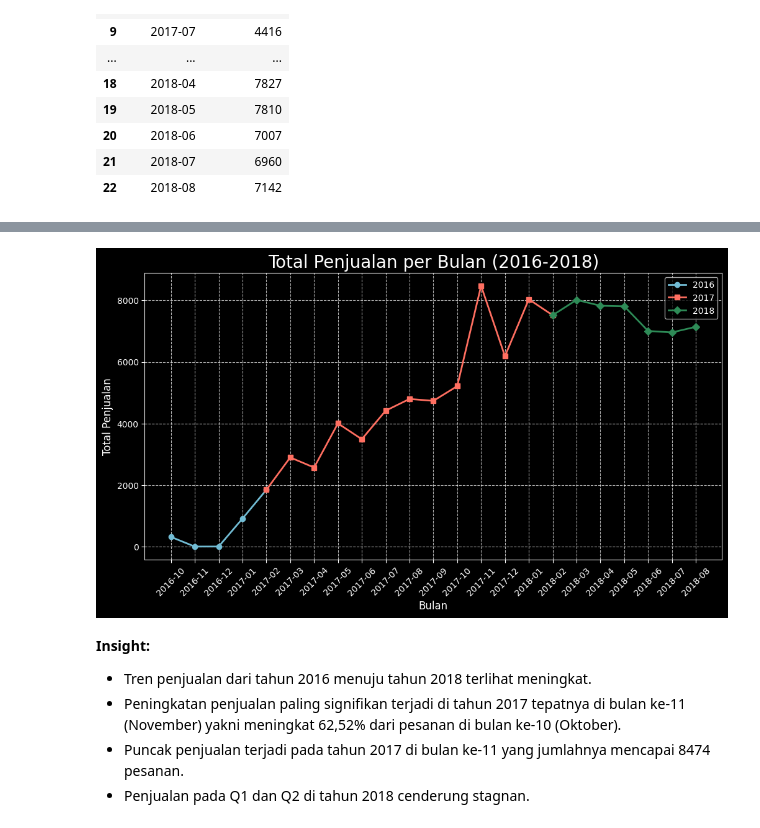
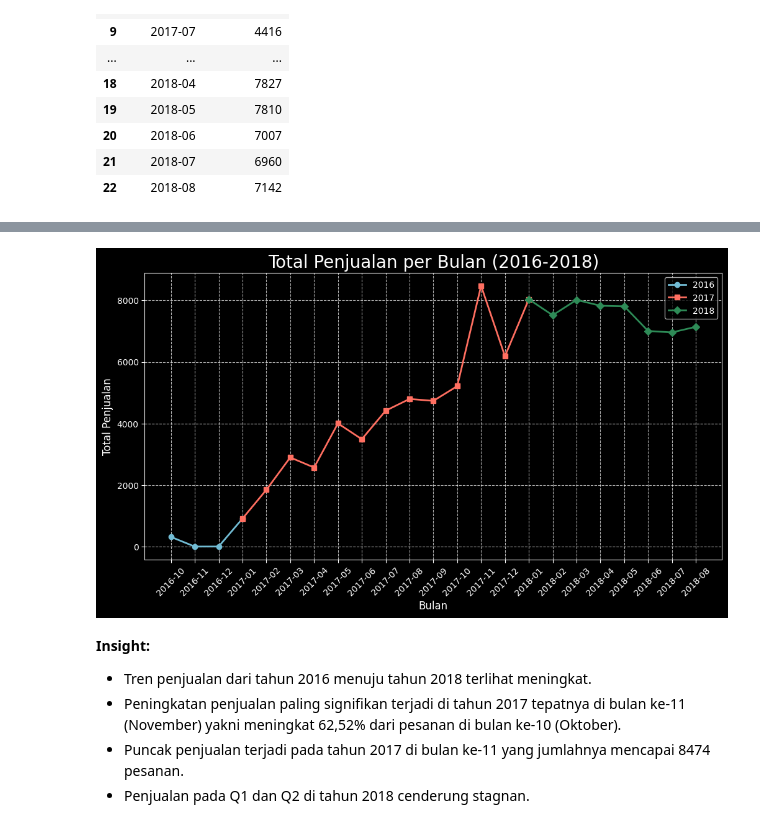
Before and after one commit to f2rra/dicoding, a Jupyter notebook: belajar-analisis-data-dengan-python/Proyek_Analisis_Data.ipynb, the cells around one changed output, grey strips where cells are left out. Drawn from its saved outputs; the diff is of its cells as text; code cells hidden in the pictures.

```diff
--- a/belajar-analisis-data-dengan-python/Proyek_Analisis_Data.ipynb
+++ b/belajar-analisis-data-dengan-python/Proyek_Analisis_Data.ipynb
@@ -1669,44 +1649,44 @@ plt.figure(figsize=(12, 6))
 
 # Plot data untuk 2016
 plt.plot(
-    monthly_orders_df["order_date"][:5],
-    monthly_orders_df["order_count"][:5],
+    monthly_orders_df["order_date"][:4],
+    monthly_orders_df["order_count"][:4],
     marker='o', linewidth=2, color="#72BCD4", label="2016"
 )
 
 # Plot data untuk 2017
 plt.plot(
-    monthly_orders_df["order_date"][4:17],
-    monthly_orders_df["order_count"][4:17],
+    monthly_orders_df["order_date"][3:16],
+    monthly_orders_df["order_count"][3:16],
     marker='s', linewidth=2, color="#FF6F61", label="2017"
 )
 
 # Plot data untuk 2018
 plt.plot(
-    monthly_orders_df["order_date"][16:],
-    monthly_orders_df["order_count"][16:],
+    monthly_orders_df["order_date"][15:],
+    monthly_orders_df["order_count"][15:],
     marker='D', linewidth=2, color="#2E8B57", label="2018"
 )
 
 # Judul dan label
 plt.title("Total Penjualan per Bulan (2016-2018)", loc="center", fontsize=20)
 plt.xlabel("Bulan", fontsize=12)
 plt.ylabel("Total Penjualan", fontsize=12)
 
 # Rotasi label sumbu X agar mudah dibaca
 plt.xticks(rotation=45, fontsize=10)
 plt.yticks(fontsize=10)
 
 # Menampilkan legend
 plt.legend()
 
 # Menampilkan grid
 plt.grid(True, linestyle="--", alpha=0.7)
 
 # Menampilkan plot
 plt.show()
 # %% [output]
-[figure, old version]
+[figure, new version]
 # %% [markdown]
 **Insight:**
 - Tren penjualan dari tahun 2016 menuju tahun 2018 terlihat meningkat.
```
Also changed, not shown: parts of 1 cell of this notebook.
